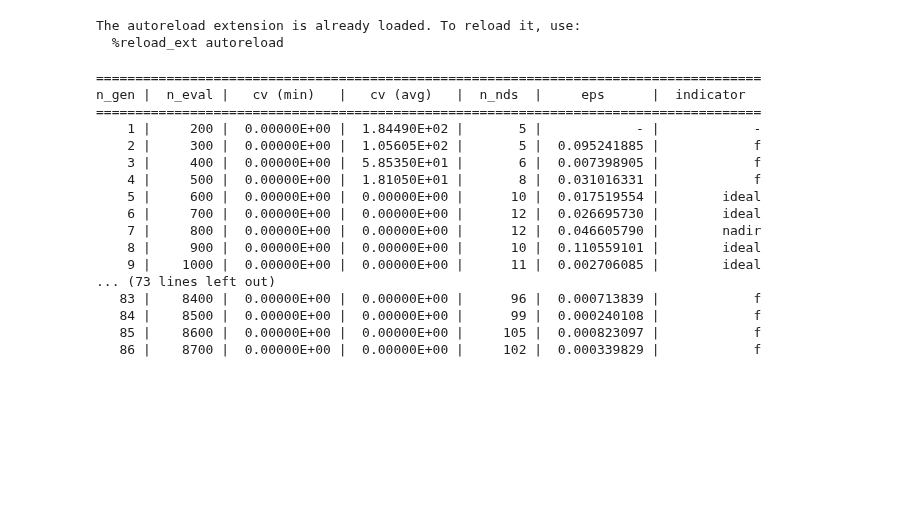
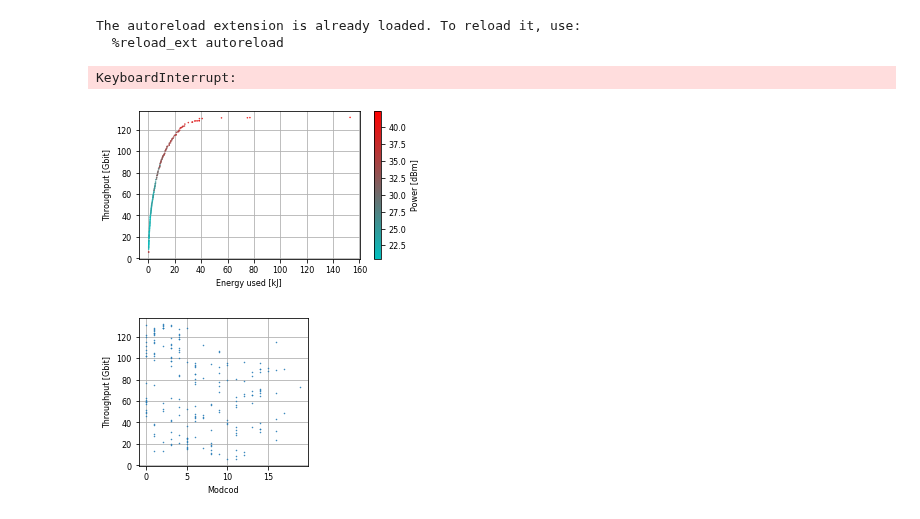
Before and after one commit to Josvth/hermes-optimization, a Jupyter notebook: notebooks/vcm_optimization.ipynb, the cells around one changed output. Saved outputs shown, nothing was run; the diff lists cells and outputs as text; code cells hidden in the pictures; blank space fills up the shorter version.

```diff
--- a/notebooks/vcm_optimization.ipynb
+++ b/notebooks/vcm_optimization.ipynb
@@ -98,11 +98,11 @@ termination = MultiObjectiveDefaultTermination(
     n_max_evals=term_settings['n_max_evals'], #n_max_evals=100000
 )
 
-# termination = MultiObjectiveSpaceToleranceTermination(tol=0.0001,
-#                                                       n_last=30,
-#                                                       nth_gen=5,
-#                                                       n_max_gen=None,
-#                                                       n_max_evals=None)
+termination = MultiObjectiveSpaceToleranceTermination(tol=0.00005,
+                                                      n_last=30,
+                                                      nth_gen=5,
+                                                      n_max_gen=None,
+                                                      n_max_evals=None)
 
 from pymoo.algorithms.nsga2 import NSGA2
 
@@ -130,23 +130,7 @@ res = minimize(problem,
 print('Processes:', res.exec_time)
 print("Best solution found: %s" % res.X)
 # %% [output]
-=====================================================================================
-n_gen |  n_eval |   cv (min)   |   cv (avg)   |  n_nds  |     eps      |  indicator
-=====================================================================================
-    1 |     200 |  0.00000E+00 |  1.84490E+02 |       5 |            - |            -
-    2 |     300 |  0.00000E+00 |  1.05605E+02 |       5 |  0.095241885 |            f
-    3 |     400 |  0.00000E+00 |  5.85350E+01 |       6 |  0.007398905 |            f
-    4 |     500 |  0.00000E+00 |  1.81050E+01 |       8 |  0.031016331 |            f
-    5 |     600 |  0.00000E+00 |  0.00000E+00 |      10 |  0.017519554 |        ideal
-    6 |     700 |  0.00000E+00 |  0.00000E+00 |      12 |  0.026695730 |        ideal
-    7 |     800 |  0.00000E+00 |  0.00000E+00 |      12 |  0.046605790 |        nadir
-    8 |     900 |  0.00000E+00 |  0.00000E+00 |      10 |  0.110559101 |        ideal
-    9 |    1000 |  0.00000E+00 |  0.00000E+00 |      11 |  0.002706085 |        ideal
-... (73 lines left out)
-   83 |    8400 |  0.00000E+00 |  0.00000E+00 |      96 |  0.000713839 |            f
-   84 |    8500 |  0.00000E+00 |  0.00000E+00 |      99 |  0.000240108 |            f
-   85 |    8600 |  0.00000E+00 |  0.00000E+00 |     105 |  0.000823097 |            f
-   86 |    8700 |  0.00000E+00 |  0.00000E+00 |     102 |  0.000339829 |            f
+KeyboardInterrupt:
 # %%
 x_pass = res.X[:, problem.x_indices['pass']].astype('bool')
 x_Ptx_dBm = res.X[:, problem.x_indices['power'][0]].astype('float64')
@@ -182,37 +166,39 @@ max_Ptx = np.nanmax(x_Ptx_dBm)
 
 cnorm = mcol.Normalize(vmin=min_Ptx,vmax=max_Ptx)
 
 cpick = cm.ScalarMappable(norm=cnorm,cmap=cm1)
 cpick.set_array([])
 
 cp = cpick.to_rgba(x_Ptx_dBm.tolist())
 ax.scatter(f_energy, f_throughput, c=cp, marker='.', s=1)
 
 ax.set_xlabel("Energy used [kJ]")
 ax.set_ylabel("Throughput [Gbit]")
 cb = plt.colorbar(cpick,label="Power [dBm]")
 cb.ax.tick_params(labelsize=8)
 cb.ax.yaxis.label.set_size(8)
 #ax.set_ylim((0, 80))
 #ax.set_xscale("log")
 
-ax.text(np.max(f_energy), np.max(f_throughput),
-        "(%.2f, %.2f)" % (np.max(f_energy), np.max(f_throughput)),
-        horizontalalignment='right')
+# ax.text(np.max(f_energy), np.max(f_throughput),
+#         "(%.2f, %.2f)" % (np.max(f_energy), np.max(f_throughput)),
+#         horizontalalignment='right')
 # for modcod in range(np.max(m)):
 #     m_throughput = f_throughput[m == modcod] # throughputs with this modcod
 #     if len(m_throughput) > 0:
 #         max_throughput = np.max(m_throughput) # maximum throughput with this modcod
 #         ax.axhline(y=max_throughput, color='r', linestyle='-')
 #         ax.text(np.max(f_energy), max_throughput, '%d' % modcod)
 
 PlotUtil.apply_report_formatting(4.72, 2.76)
 plt.tight_layout()
 
-fig.savefig('D:/git/thesis_report_ae/figures/vcm_pareto%s.pdf' % postfix)
+#fig.savefig('D:/git/thesis_report_ae/figures/vcm_pareto%s.pdf' % postfix)
 #plt.savefig('D:/git/thesis_report_ae/figures/link_budget_pareto%s.svg' % postfix)
 plt.show()
 plt.close()
+# %% [output]
+[figure, added]
 # %%
 fig = plt.figure(figsize=(3.2, 2.4))
 
@@ -230,6 +216,8 @@ PlotUtil.apply_report_formatting(3.146, 2.76)
 plt.tight_layout()
 
 fig.savefig('D:/git/thesis_report_ae/figures/vcm_modcod_vs_throughput.pdf')
+# %% [output]
+[figure, added]
 # %%
 fig = plt.figure(figsize=(3.2, 2.4))
 
```
Also changed, not shown: parts of 1 cell of this notebook, 5 other files.
